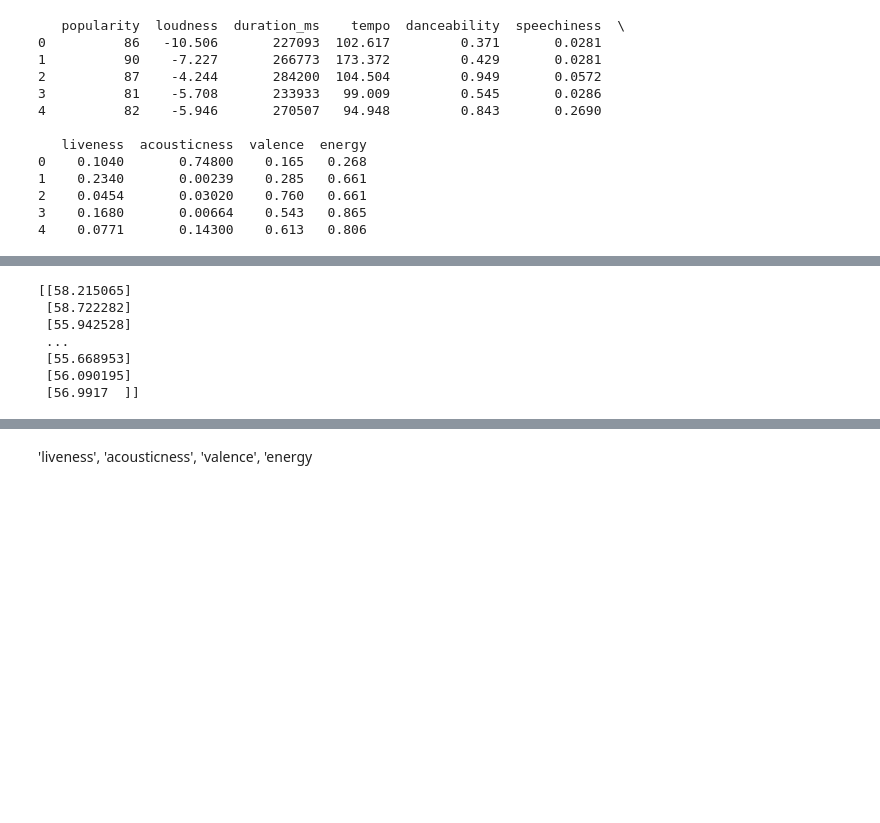
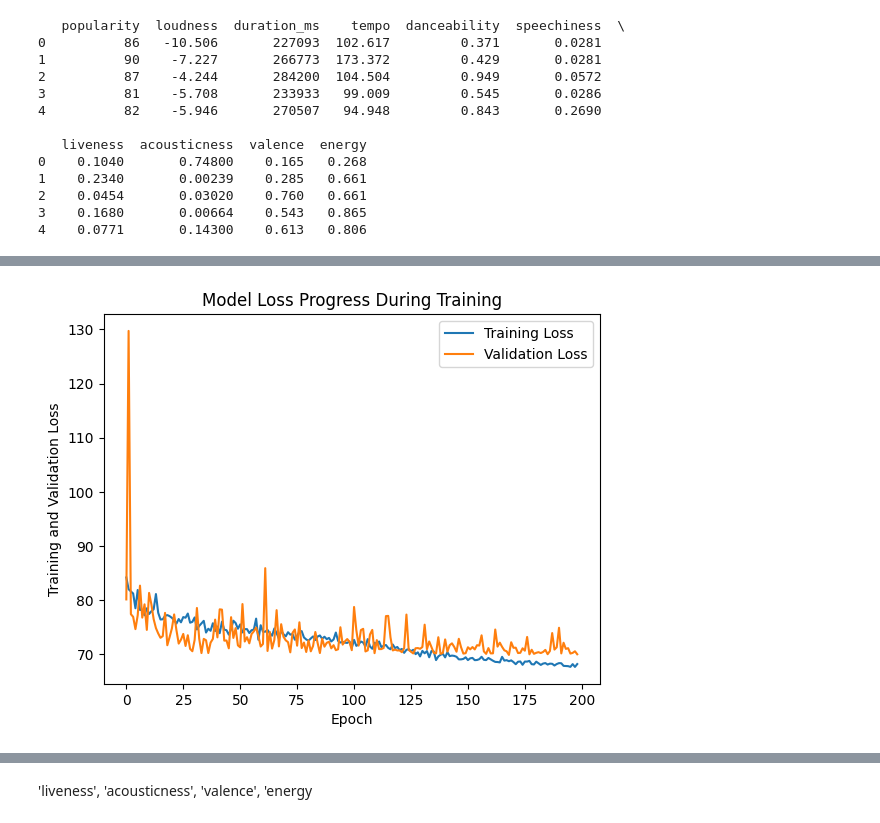
Before and after one commit to adityakris03/CDC2023, a Jupyter notebook: neuralnetwork.ipynb, the cells around one changed output, grey strips where cells are left out. Drawn from its saved outputs; the diff is of its cells as text; code cells hidden in the pictures; blank space fills up the shorter version.

```diff
--- a/neuralnetwork.ipynb
+++ b/neuralnetwork.ipynb
@@ -136,7 +134,6 @@ from sklearn.model_selection import train_test_split
 from sklearn.preprocessing import StandardScaler
 from tensorflow import keras
 from tensorflow.keras import layers
-from tensorflow.keras.layers import LSTM, Dense
 
 
 # Load your DataFrame (replace 'your_data.csv' with your actual data file)
@@ -149,7 +146,7 @@ target_variable = 'popularity'
 X = df_filtered[input_features].values
 y = df_filtered[target_variable].values
 
-X_train, X_test, y_train, y_test = train_test_split(X, y, test_size=0.2, random_state=42)
+X_train, X_test, y_train, y_test = train_test_split(X, y, test_size=0.1, random_state=42)
 
 # Standardize (normalize) the input features
 scaler = StandardScaler()
@@ -159,9 +156,11 @@ X_test = scaler.transform(X_test)
 # Build a simple neural network model
 model = keras.Sequential([
     layers.Input(shape=(len(input_features),)),
-    layers.LSTM(128),
-    layers.Dense(32),
-    #layers.Dense(16),
+    layers.Dense(256),
+    layers.Dense(128),
+    layers.Dense(64),
+    layers.Dropout(0.1),
+    layers.Dense(16),
     layers.Dense(1)  # Output layer for regression
 ])
 
@@ -169,7 +168,7 @@ model = keras.Sequential([
 model.compile(optimizer='adam', loss='mean_squared_error', metrics=['mean_absolute_error'])
 
 # Train the model
-model.fit(X_train, y_train, epochs=100, batch_size=32, validation_split=0.2, verbose=2)
+history = model.fit(X_train, y_train, epochs=200, batch_size=32, validation_split=0.2, verbose=2)
 
 # Evaluate the model on the test data
 test_loss, test_mae = model.evaluate(X_test, y_test)
@@ -184,11 +199,13 @@ AttributeError: Module 'numpy.core' has no attribute 'numerictypes'
-# %%
-print(predictions)
-# %% [output]
-[[58.215065]
- [58.722282]
- [55.942528]
- ...
- [55.668953]
- [56.090195]
- [56.9917  ]]
+# %%
+# Plot loss vs epochs
+import matplotlib.pyplot as plt
+plt.plot(history.history['loss'][1:])
+plt.plot(history.history['val_loss'][1:])
+plt.title('Model Loss Progress During Training')
+plt.xlabel('Epoch')
+plt.ylabel('Training and Validation Loss')
+plt.legend(['Training Loss', 'Validation Loss'])
+plt.show()
+# %% [output]
+[figure, added]
 # %%
```
Also changed, not shown: parts of 4 cells of this notebook.
